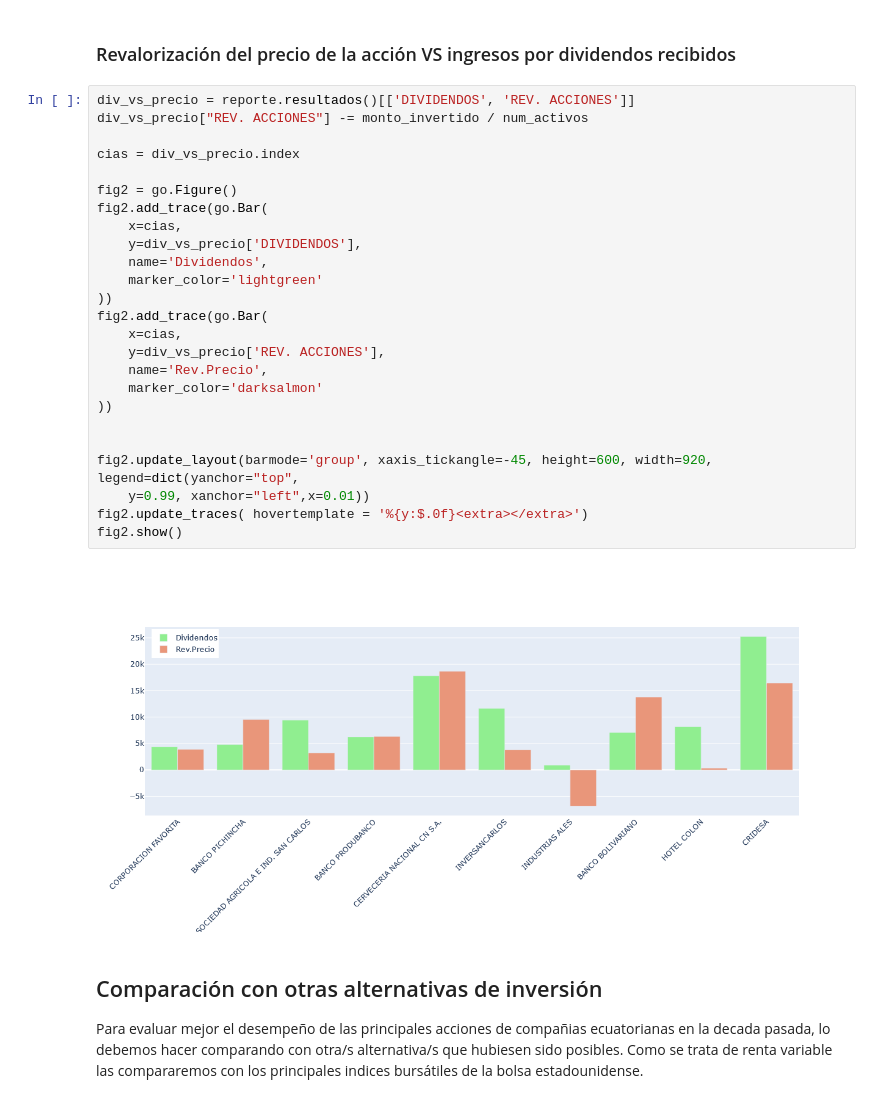
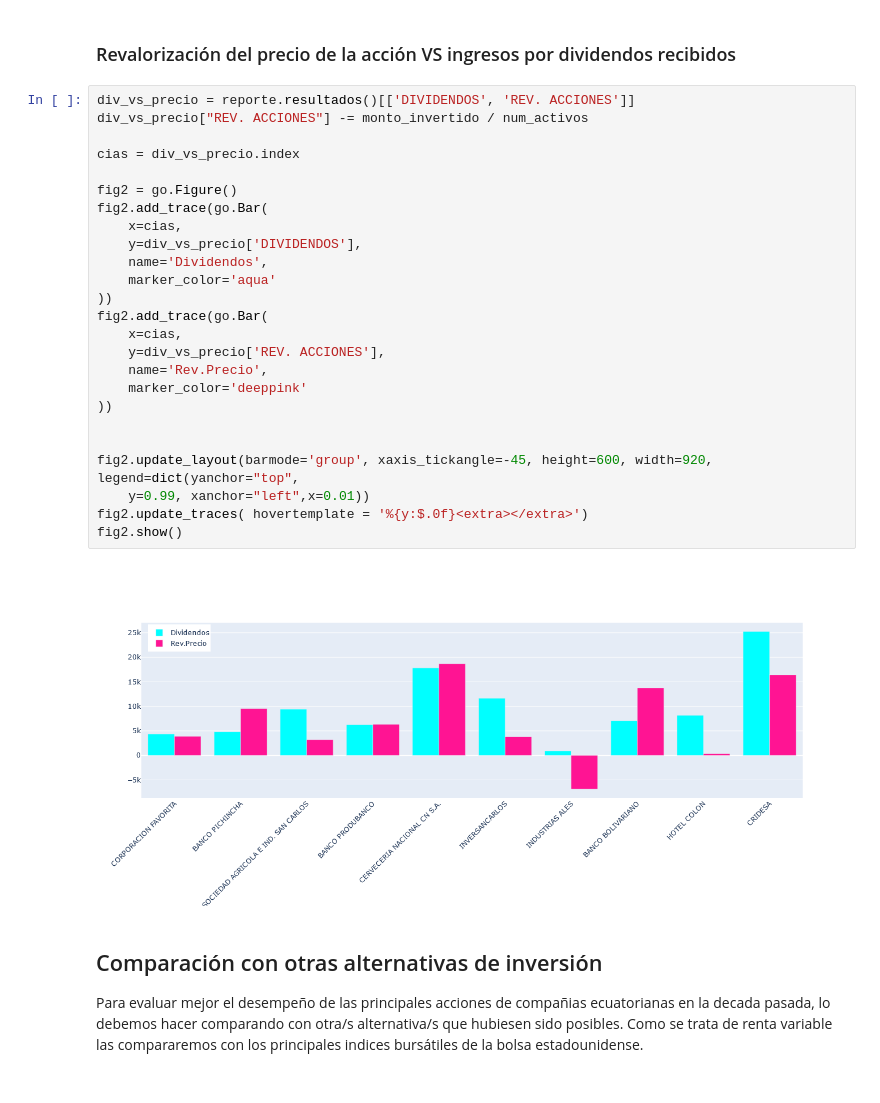
Before and after one commit to juanjosetz/financial, a Jupyter notebook: AnalisisAcciones.ipynb, the cells around one changed output. Saved outputs shown, nothing was run; the diff lists cells and outputs as text.

```diff
--- a/AnalisisAcciones.ipynb
+++ b/AnalisisAcciones.ipynb
@@ -620,30 +620,30 @@ iplot(fig)
 # %%
 div_vs_precio = reporte.resultados()[['DIVIDENDOS', 'REV. ACCIONES']]
 div_vs_precio["REV. ACCIONES"] -= monto_invertido / num_activos
 
 cias = div_vs_precio.index
 
 fig2 = go.Figure()
 fig2.add_trace(go.Bar(
     x=cias,
     y=div_vs_precio['DIVIDENDOS'],
     name='Dividendos',
-    marker_color='lightgreen'
+    marker_color='aqua'
 ))
 fig2.add_trace(go.Bar(
     x=cias,
     y=div_vs_precio['REV. ACCIONES'],
     name='Rev.Precio',
-    marker_color='darksalmon'
+    marker_color='deeppink'
 ))
 
 
 fig2.update_layout(barmode='group', xaxis_tickangle=-45, height=600, width=920, legend=dict(yanchor="top",
     y=0.99, xanchor="left",x=0.01))
 fig2.update_traces( hovertemplate = '%{y:$.0f}<extra></extra>')
 fig2.show()
 # %% [output]
-[figure, old version]
+[figure, new version]
 # %% [markdown]
 ## Comparación con otras alternativas de inversión
 
```
Also changed, not shown: parts of 4 cells of this notebook.
